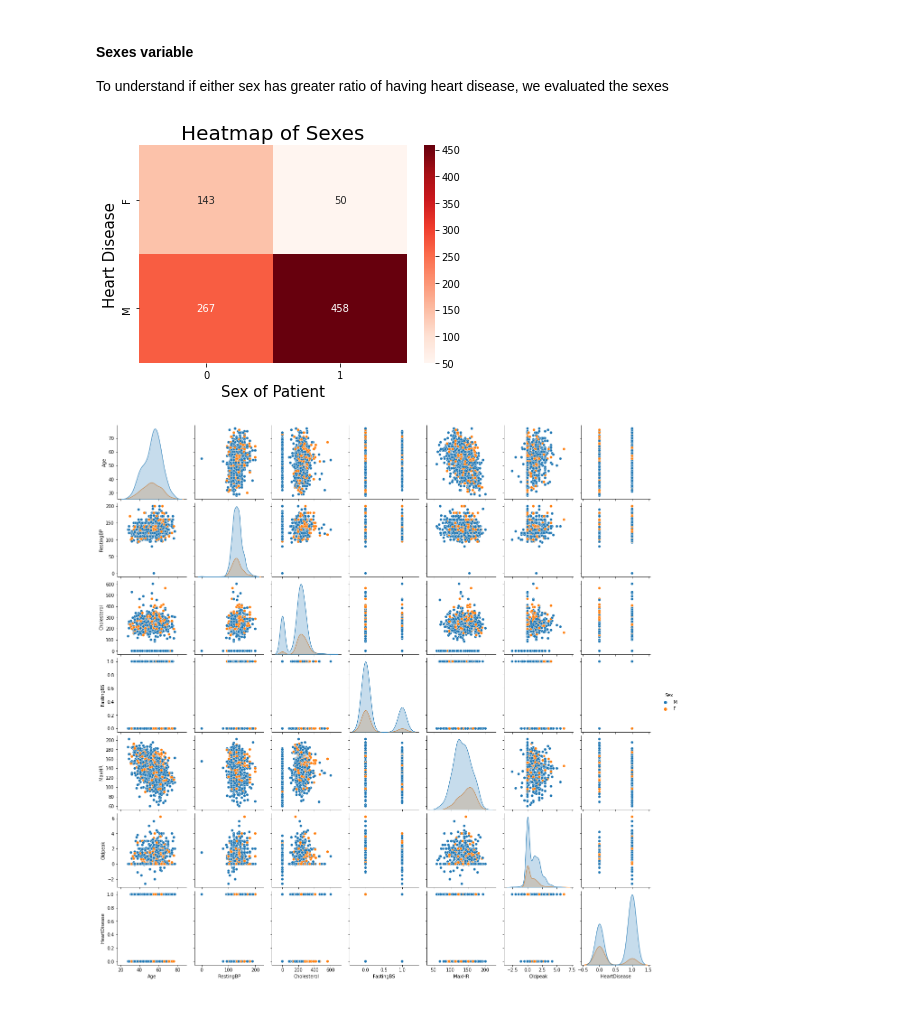
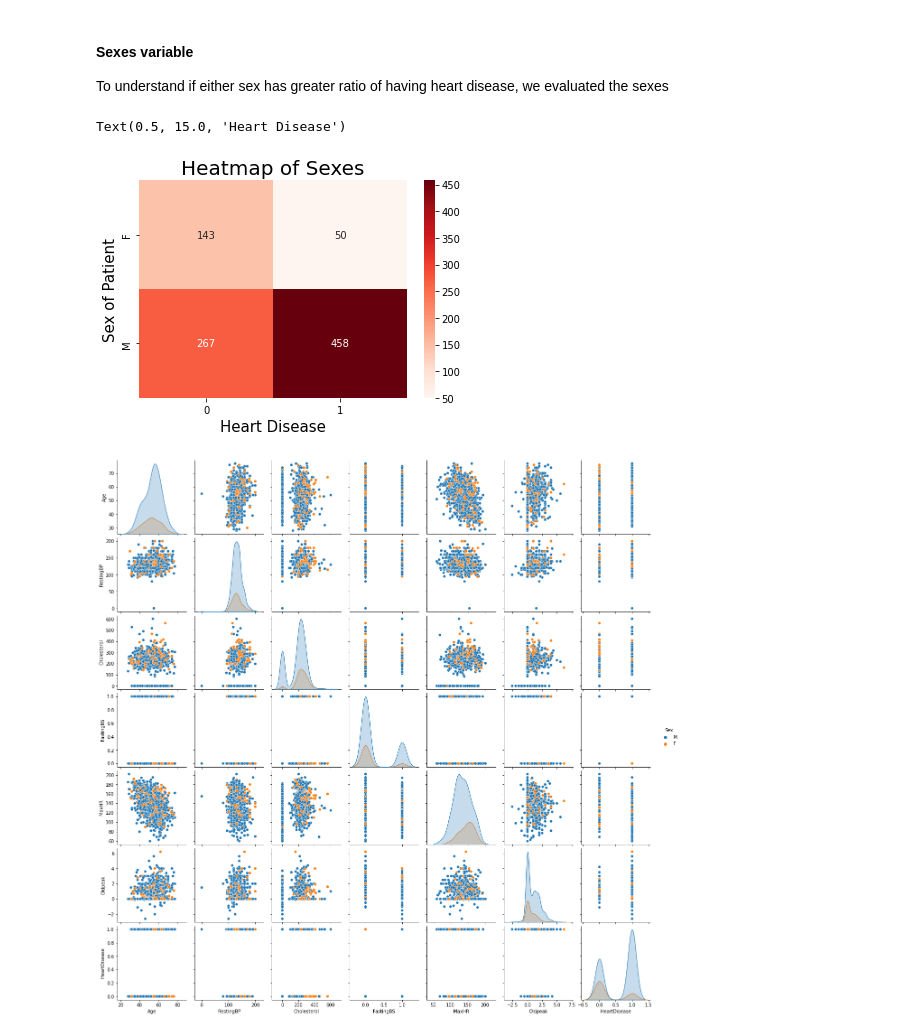
Before and after one commit to alw089/Heart-Disease-Project, a Jupyter notebook: HeartDiseaseFinal.ipynb, the cells around one changed output. Cells and saved outputs as stored; diff of their text form; code cells hidden in the pictures.

```diff
--- a/HeartDiseaseFinal.ipynb
+++ b/HeartDiseaseFinal.ipynb
@@ -77,7 +77,7 @@ from scipy import stats
 from itertools import groupby
 # %%
 # Load CSV file as pandas dataframe
-heart_csv = pd.read_csv("heart.csv")
+heart_csv = pd.read_csv("data/heart.csv")
 # %% [markdown]
 <h4> Exploring the Data </h4>
 # %%
@@ -256,18 +221,18 @@ Text(0.5, 1.0, 'Old Peak by Age hued on Heart Disease')
 # %%
 #creating cross tab to form heatmap
 #showing sex with Heart Disease
 heat_sex = pd.crosstab(heart_csv['Sex'],heart_csv['HeartDisease'],
                        values = heart_csv["HeartDisease"], aggfunc= 'count')
 
 #heat map of sexes with heart disease
 sns.heatmap(heat_sex,annot=True, cmap= 'Reds',fmt='g')
 #labels for heatmap
 plt.title('Heatmap of Sexes', fontsize = 20) # title with fontsize 20
-plt.xlabel('Sex of Patient', fontsize = 15) # x-axis label with fontsize 15
-plt.ylabel('Heart Disease', fontsize = 15) # y-axis label with fontsize 15
-plt.savefig('graphics/heatmapsex.png')
+plt.ylabel('Sex of Patient', fontsize = 15) # x-axis label with fontsize 15
+plt.xlabel('Heart Disease', fontsize = 15) # y-axis label with fontsize 15
 # %% [output]
+Text(0.5, 15.0, 'Heart Disease')
-[figure, old version]
+[figure, new version]
 # %%
 #pairplots create a whole view of how each variable relate to one another.
 #Here, I show how each of types of sexes are displayed with the rest of the variables.
```
Also changed, not shown: parts of 54 cells of this notebook.
